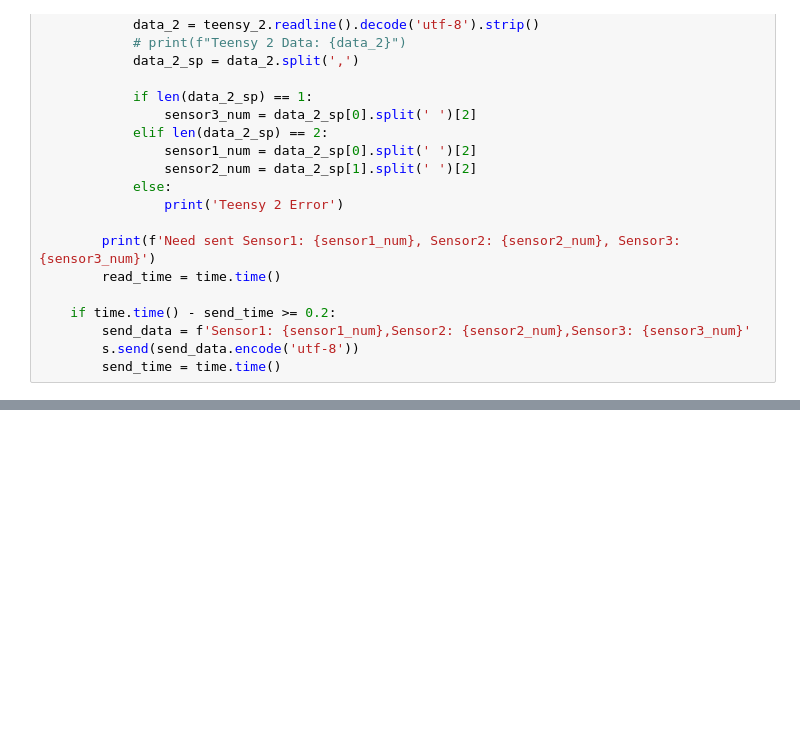
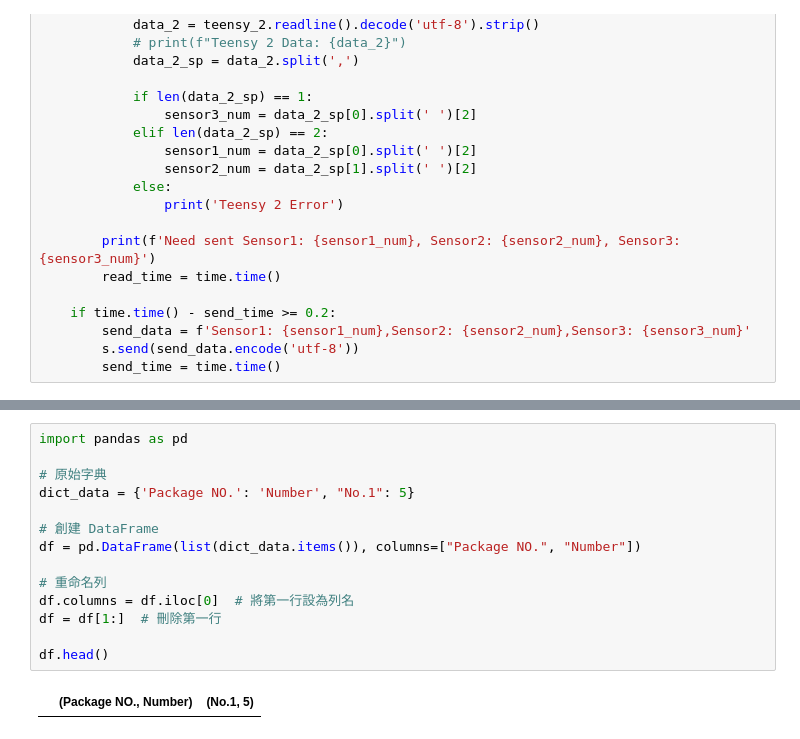
Before and after one commit to Kialas3/IOT-Case, a Jupyter notebook: IOT.ipynb, the cells around one changed output, grey strips where cells are left out. Cells and saved outputs as stored; diff of their text form; blank space fills up the shorter version.

```diff
--- a/IOT.ipynb
+++ b/IOT.ipynb
@@ -548,0 +580,16 @@ send_Data.start()
+# %%
+import pandas as pd
+
+# 原始字典
+dict_data = {'Package NO.': 'Number', "No.1": 5}
+
+# 創建 DataFrame
+df = pd.DataFrame(list(dict_data.items()), columns=["Package NO.", "Number"])
+
+# 重命名列
+df.columns = df.iloc[0]  # 將第一行設為列名
+df = df[1:]  # 刪除第一行
+
+df.head()
+# %% [output]
+|  | (Package NO., Number) | (No.1, 5) |
```
Also changed, not shown: parts of 3 cells of this notebook, 1 other file.
